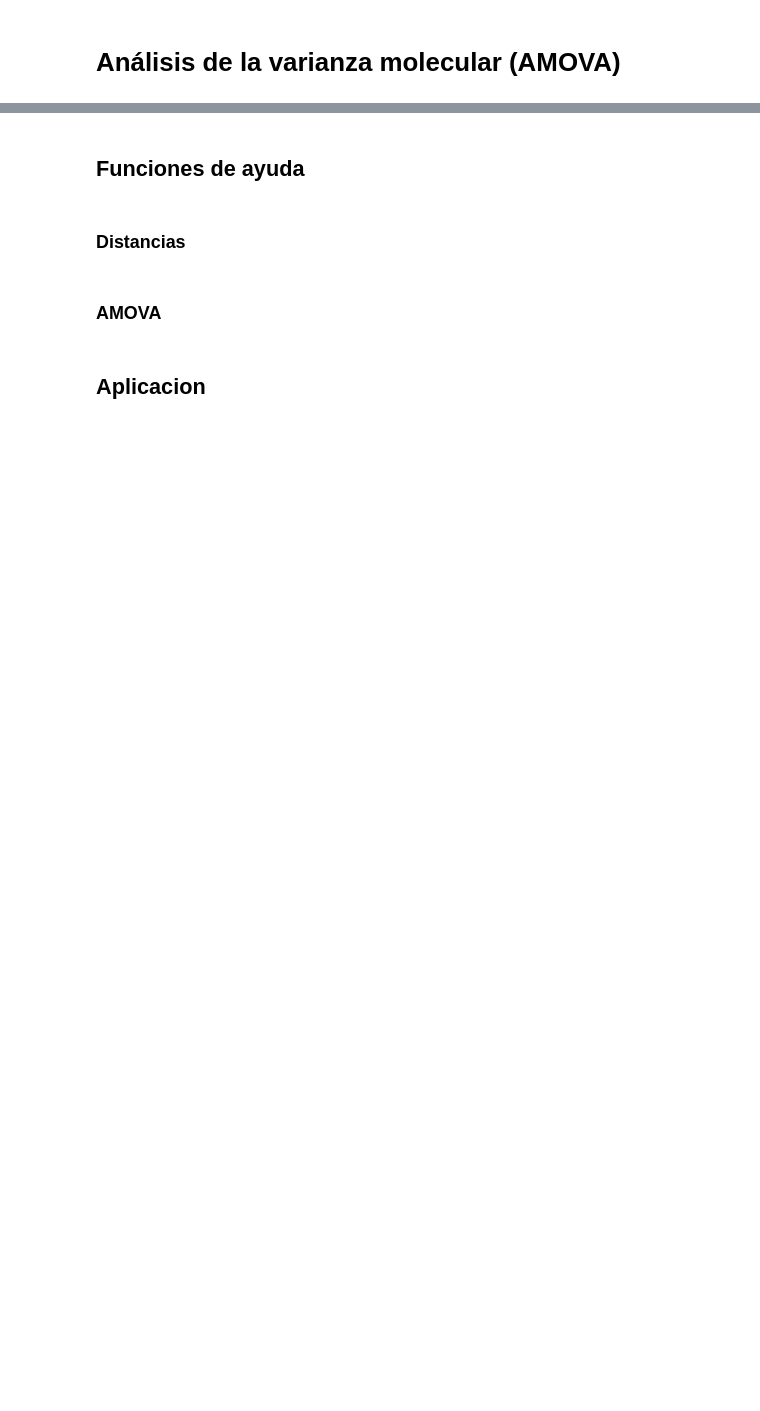
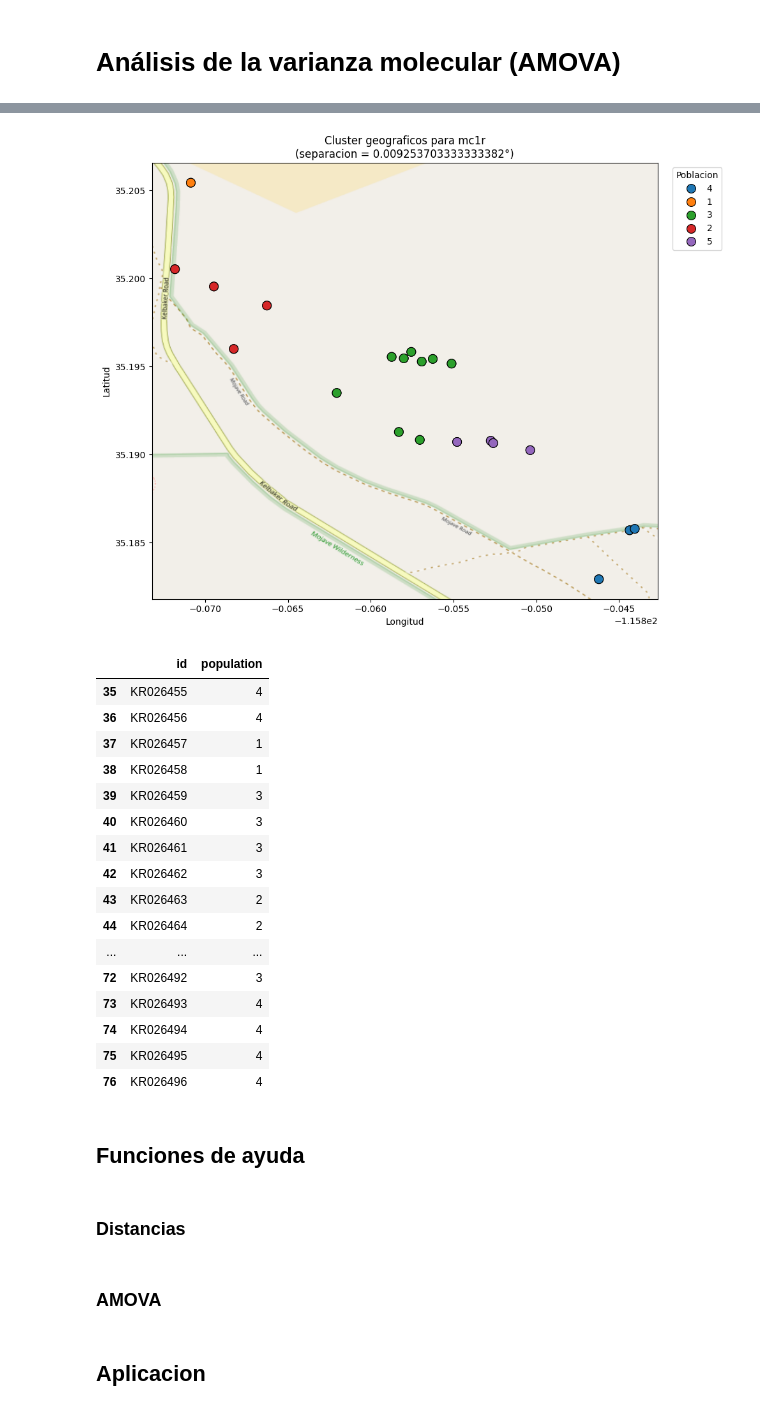
Before and after one commit to Desert-Analytics/genomica-cachoril, a Jupyter notebook: nbs/amova.ipynb, the cells around one changed output, grey strips where cells are left out. Saved outputs shown, nothing was run; the diff lists cells and outputs as text; code cells hidden in the pictures; blank space fills up the shorter version.

```diff
--- a/nbs/amova.ipynb
+++ b/nbs/amova.ipynb
@@ -13,3 +109,24 @@ import seaborn as sns
+# %%
+populations_from_coords(coords_df,"mc1r")
+# %% [output]
+[figure, added]
+|  | id | population |
+| 35 | KR026455 | 4 |
+| 36 | KR026456 | 4 |
+| 37 | KR026457 | 1 |
+| 38 | KR026458 | 1 |
+| 39 | KR026459 | 3 |
+| 40 | KR026460 | 3 |
+| 41 | KR026461 | 3 |
+| 42 | KR026462 | 3 |
+| 43 | KR026463 | 2 |
+| 44 | KR026464 | 2 |
+| ... | ... | ... |
+| 72 | KR026492 | 3 |
+| 73 | KR026493 | 4 |
+| 74 | KR026494 | 4 |
+| 75 | KR026495 | 4 |
+| 76 | KR026496 | 4 |
 # %% [markdown]
 ## Funciones de ayuda
 # %% [markdown]
```
Also changed, not shown: parts of 16 cells of this notebook, 2 other files.
